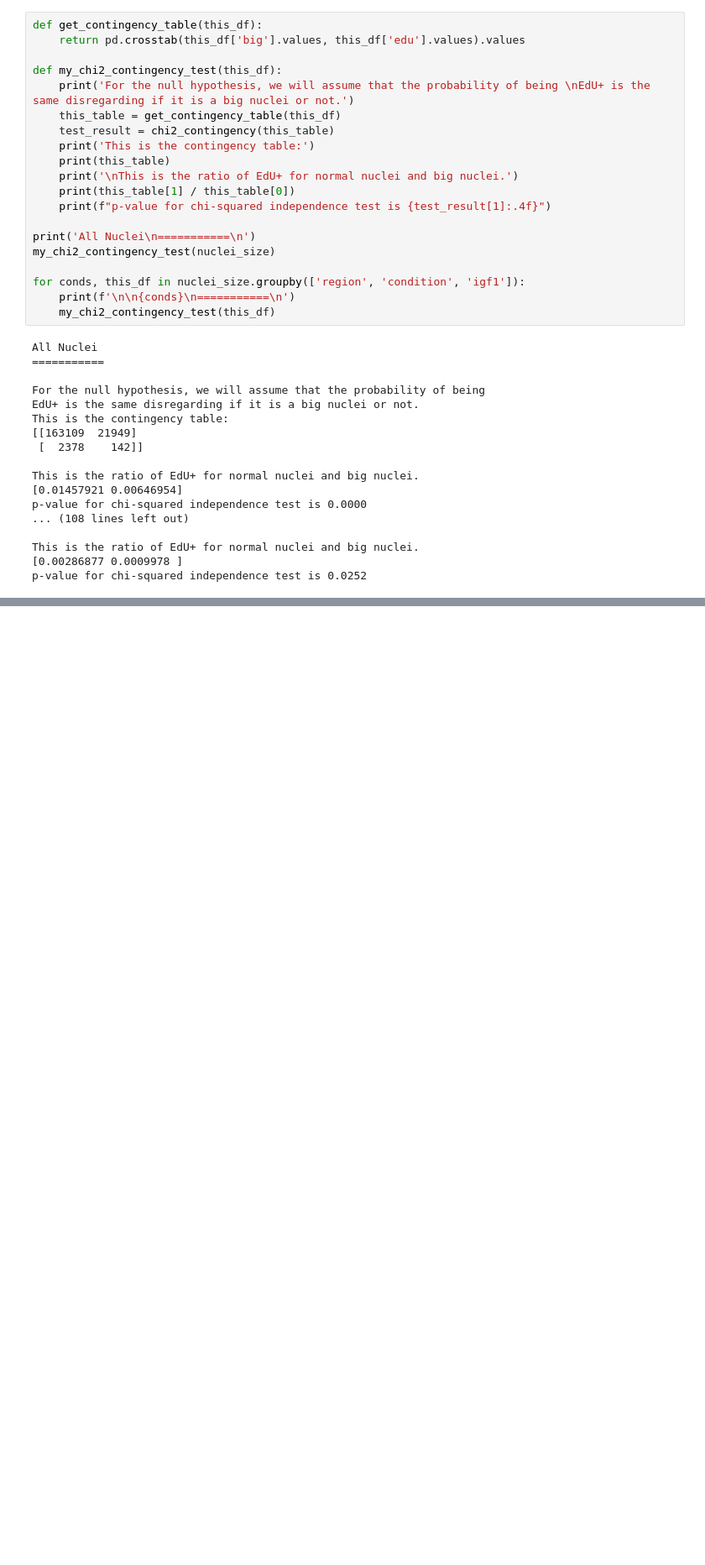
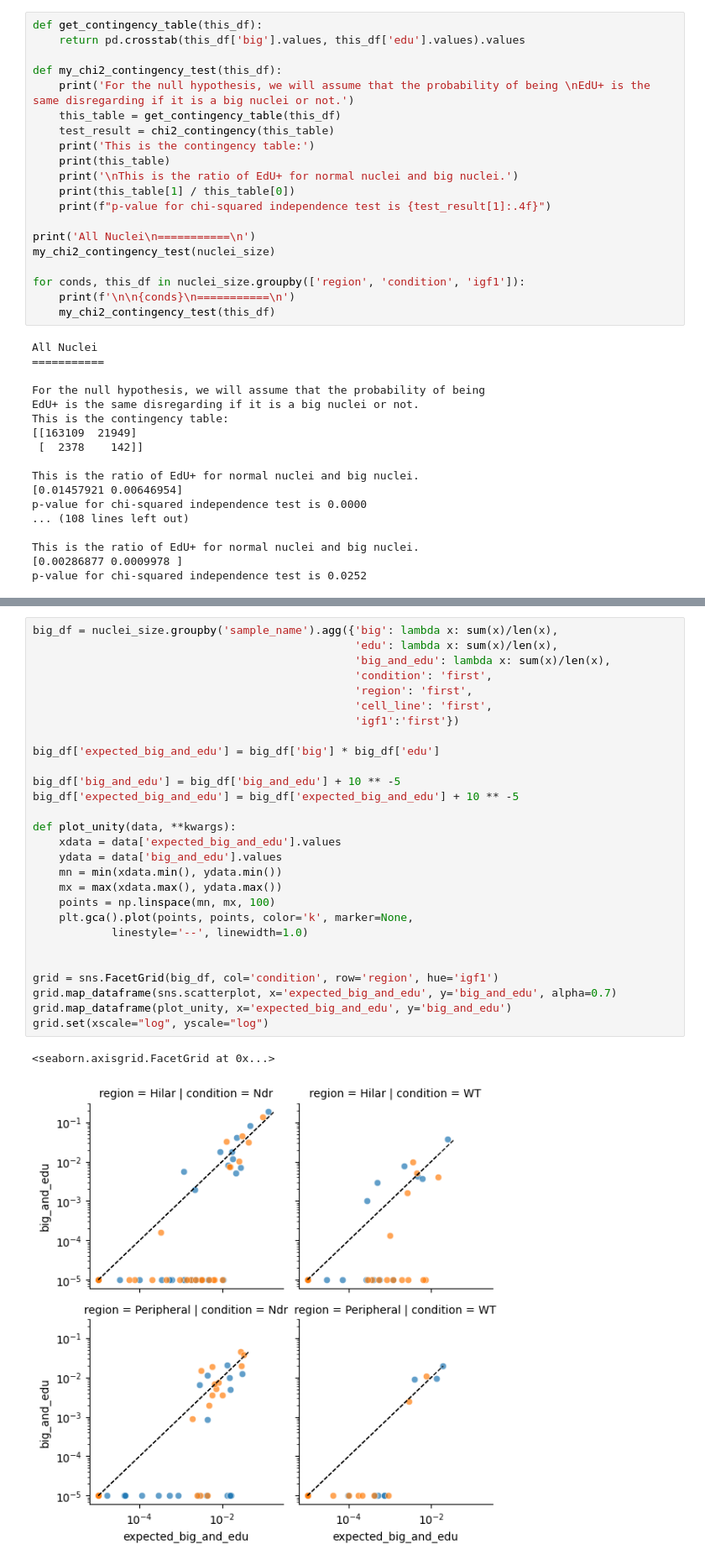
Before and after one commit to Emma-R-Andersson-Lab/iqbal_nuclei_segmenter, a Jupyter notebook: EdU_analysis.ipynb, the cells around one changed output, grey strips where cells are left out. Shown at 84% size. Drawn from its saved outputs; the diff is of its cells as text; blank space fills up the shorter version.

Commit message:
Update text and add linear regress plots

```diff
--- a/EdU_analysis.ipynb
+++ b/EdU_analysis.ipynb
@@ -369,2 +326,33 @@ If we group by region, genotype and treatment, Hilar Ndr IGF1 treated, Hilar WT
 
 In the remaining cases, we can not reject the hypothesis that big and not big nuclei have the same ratio of EdU+ nuclei.
+# %%
+big_df = nuclei_size.groupby('sample_name').agg({'big': lambda x: sum(x)/len(x),
+                                                 'edu': lambda x: sum(x)/len(x),
+                                                 'big_and_edu': lambda x: sum(x)/len(x),
+                                                 'condition': 'first',
+                                                 'region': 'first',
+                                                 'cell_line': 'first',
+                                                 'igf1':'first'})
+
+big_df['expected_big_and_edu'] = big_df['big'] * big_df['edu']
+
+big_df['big_and_edu'] = big_df['big_and_edu'] + 10 ** -5
+big_df['expected_big_and_edu'] = big_df['expected_big_and_edu'] + 10 ** -5
+
+def plot_unity(data, **kwargs):
+    xdata = data['expected_big_and_edu'].values
+    ydata = data['big_and_edu'].values
+    mn = min(xdata.min(), ydata.min())
+    mx = max(xdata.max(), ydata.max())
+    points = np.linspace(mn, mx, 100)
+    plt.gca().plot(points, points, color='k', marker=None,
+            linestyle='--', linewidth=1.0)
+
+
+grid = sns.FacetGrid(big_df, col='condition', row='region', hue='igf1')
+grid.map_dataframe(sns.scatterplot, x='expected_big_and_edu', y='big_and_edu', alpha=0.7)
+grid.map_dataframe(plot_unity, x='expected_big_and_edu', y='big_and_edu')
+grid.set(xscale="log", yscale="log")
+# %% [output]
+<seaborn.axisgrid.FacetGrid at 0x...>
+[figure, added]
```
Also changed, not shown: parts of 9 cells of this notebook.
